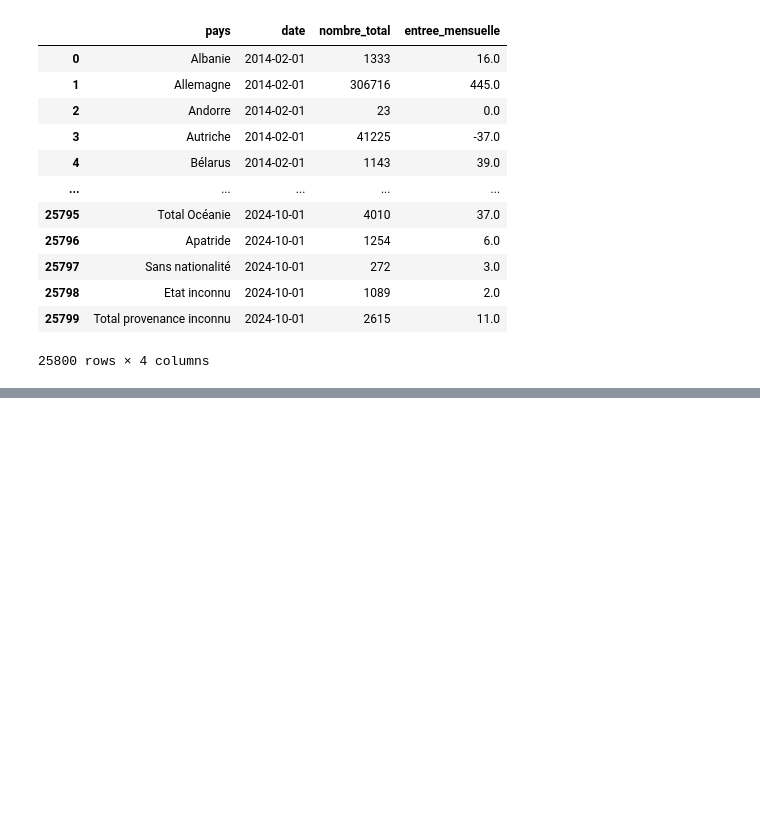
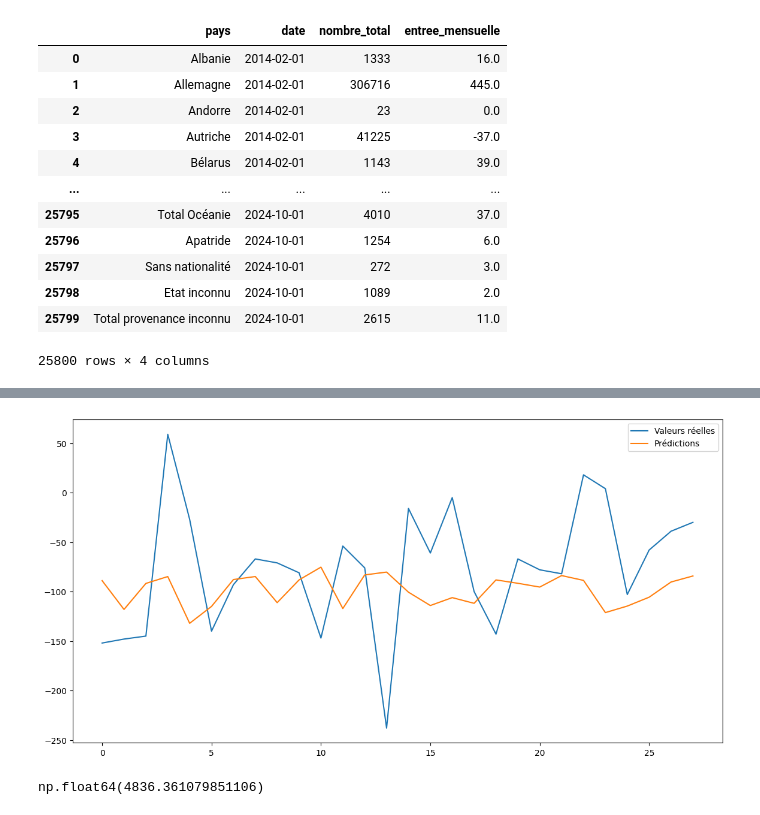
Before and after one commit to SuperMegaFort/TSM-AnSeqDa, a Jupyter notebook: LSTM.ipynb, the cells around one changed output, grey strips where cells are left out. Drawn from its saved outputs; the diff is of its cells as text; code cells hidden in the pictures; blank space fills up the shorter version.

```diff
--- a/LSTM.ipynb
+++ b/LSTM.ipynb
@@ -80,7 +82,7 @@ model = Sequential([
 model.compile(optimizer='adam', loss='mean_squared_error')
 
 # Entraîner le modèle
-history = model.fit(X_train, y_train, epochs=50, batch_size=16, validation_split=0.2, verbose=1)
+history = model.fit(X_train, y_train, epochs=200, batch_size=16, validation_split=0.2, verbose=1)
 
 # Résultat de l'entraînement
 history.history
@@ -86,0 +124,19 @@ history.history
+# %%
+# Prédire les données de test
+predicted_values = model.predict(X_test)
+
+# Inverser la normalisation
+predicted_values = scaler.inverse_transform(predicted_values)
+y_test = scaler.inverse_transform(y_test)
+
+# Visualiser les résultats
+plt.figure(figsize=(14, 7))
+plt.plot(y_test, label='Valeurs réelles')
+plt.plot(predicted_values, label='Prédictions')
+plt.legend()
+plt.show()
+
+# Calculer l'erreur quadratique moyenne
+mse = np.mean(np.square(y_test - predicted_values))
+mse
+# %% [output]
@@ -86,0 +144,2 @@ history.history
+[figure, added]
+np.float64(4836.361079851106)
```
Also changed, not shown: parts of 6 cells of this notebook, 1 other file.
